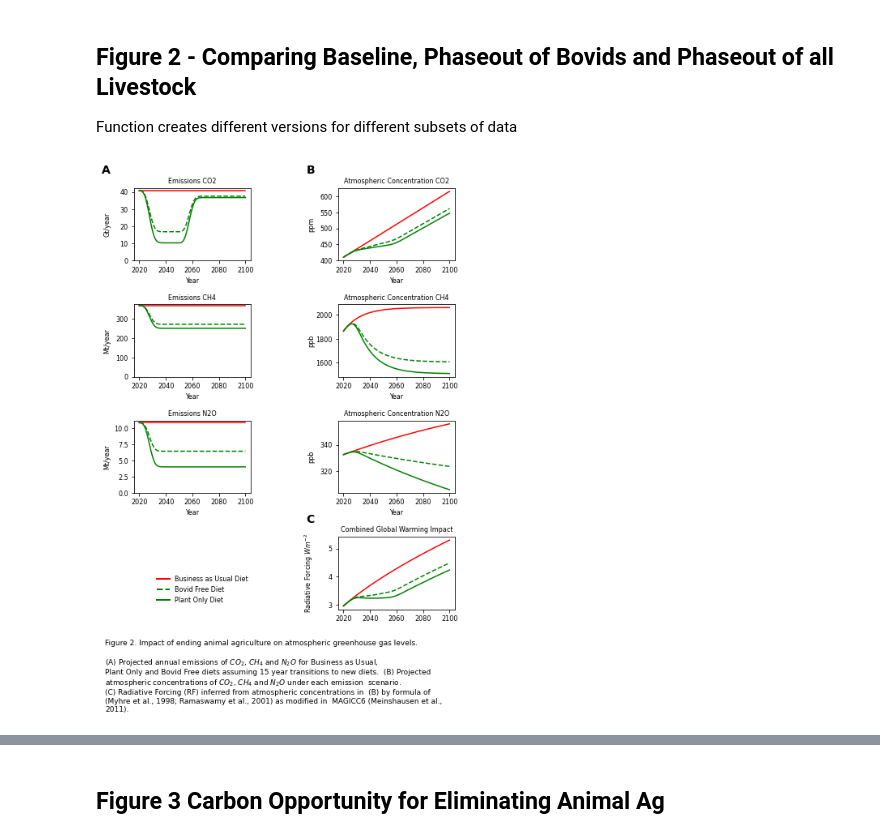
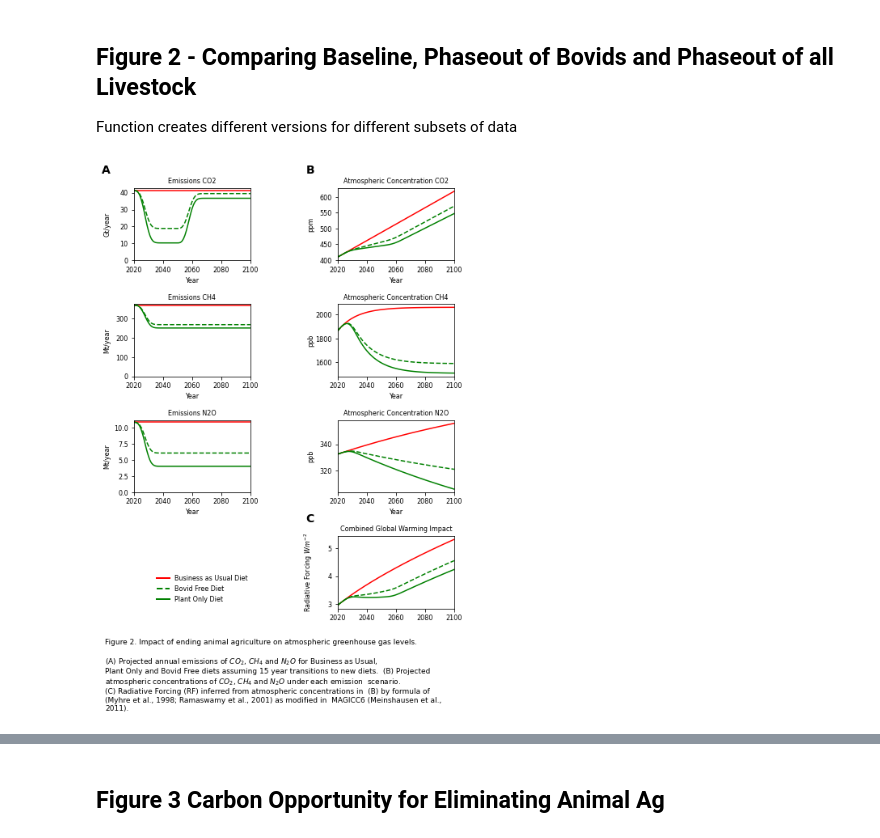
Before and after one commit to mbeisen/LivestockClimateImpact, a Jupyter notebook: PlanetaryReset.ipynb, the cells around one changed output, grey strips where cells are left out. Drawn from its saved outputs; the diff is of its cells as text; code cells hidden in the pictures.

```diff
--- a/PlanetaryReset.ipynb
+++ b/PlanetaryReset.ipynb
@@ -1511,17 +1693,18 @@ def Figure2(plotname,plotlabel,plotcaption,scen,scenlabel,scen2="",scen2label=""
 
         label_pos = -0.2
 
-        for ai,gas in enumerate(gasses):
-            for i,r in scenarios.groupby('SCENARIO'):
-                l1 = ax[ai][0].plot(r.Year,r['Emissions|%s|Total|Baseline' % gas],c='red')
-                l2 = ax[ai][0].plot(r.Year,r['Emissions|%s|Total|%s' % (gas,scen)],c='green')
-                l3 = ""
-                if scen2 != "":
-                    l3 = ax[ai][0].plot(r.Year,r['Emissions|%s|Total|%s' % (gas,scen2)],c='green',linestyle='dashed')
-                ax[ai][1].plot(r.Year,r['Concentration|%s|Baseline' % gas],c='red')
-                ax[ai][1].plot(r.Year,r['Concentration|%s|%s' % (gas,scen)],c='green')
-                if scen2 != "":
-                    ax[ai][1].plot(r.Year,r['Concentration|%s|%s' % (gas,scen2)],c='green', linestyle='dashed')
+        r = scenarios.loc[2020:2100]
+
+        for ai,gas in enumerate(gases):
+            l1 = ax[ai][0].plot(r['Emissions|%s|BAU' % gas],c='red')
+            l2 = ax[ai][0].plot(r['Emissions|%s|%s' % (gas,scen)],c='green')
+            l3 = ""
+            if scen2 != "":
+                l3 = ax[ai][0].plot(r['Emissions|%s|%s' % (gas,scen2)],c='green',linestyle='dashed')
+            ax[ai][1].plot(r['Concentration|%s|BAU' % gas],c='red')
+            ax[ai][1].plot(r['Concentration|%s|%s' % (gas,scen)],c='green')
+            if scen2 != "":
+                ax[ai][1].plot(r['Concentration|%s|%s' % (gas,scen2)],c='green', linestyle='dashed')
 
             ax[ai][0].set_title("Emissions " + gas, fontsize=8)
             ax[ai][1].set_title("Atmospheric Concentration " + gas, fontsize=8)
@@ -1533,14 +1716,12 @@ def Figure2(plotname,plotlabel,plotcaption,scen,scenlabel,scen2="",scen2label=""
             ax[ai][0].set_xlabel("Year",fontsize=8)
             ax[ai][1].set_xlabel("Year",fontsize=8)
 
-        for i,r in scenarios.groupby('SCENARIO'):
-            ax[3][1].plot(r.Year,r['RF|Baseline'],c='red')
-            ax[3][1].plot(r.Year,r['RF|%s' %scen],c='green')
-            if scen2 != "":
-                ax[3][1].plot(r.Year,r['RF|%s' %scen2],c='green',linestyle='dashed')
-            ax[3][1].set_title("Combined Global Warming Impact", fontsize=8)
-            ax[3][1].yaxis.set_label_coords(label_pos,0.5)
-
+        ax[3][1].plot(r['RF|BAU'],c='red')
+        ax[3][1].plot(r['RF|%s' %scen],c='green')
+        if scen2 != "":
+            ax[3][1].plot(r['RF|%s' %scen2],c='green',linestyle='dashed')
+        ax[3][1].set_title("Combined Global Warming Impact", fontsize=8)
+        ax[3][1].yaxis.set_label_coords(label_pos,0.5)
 
         ax[0][0].text(label_pos,1.2,"A",transform=ax[0][0].transAxes,fontsize=14,fontweight='bold',horizontalalignment = 'right')
         ax[0][1].text(label_pos,1.2,"B",transform=ax[0][1].transAxes,fontsize=14,fontweight='bold',horizontalalignment = 'right')
@@ -1553,7 +1734,9 @@ def Figure2(plotname,plotlabel,plotcaption,scen,scenlabel,scen2="",scen2label=""
                 for label in (ax[i][j].get_xticklabels() + ax[i][j].get_yticklabels()):
                     label.set_fontsize(8)
 
-
+        for i in range(0,4):
+            for j in range(0,2):
+                ax[i][j].set_xlim(2020,2100)
 
         ax[3][0].set_visible(False)
         ax[3][1].set_ylabel(r"Radiative Forcing $Wm^{-2}$",fontsize=8)
@@ -1597,25 +1780,25 @@ def Figure2(plotname,plotlabel,plotcaption,scen,scenlabel,scen2="",scen2label=""
 # %%
 plotname = "Figure2"
 plotlabel = r"Figure 2. Impact of ending animal agriculture on atmospheric greenhouse gas levels."
 plotcaption = r'''(A) Projected annual emissions of CO2, CH4 and N2O for Business as Usual,
 Plant Only and Bovid Free diets assuming 15 year transitions to new diets.
 (B) Projected atmospheric concentrations of CO2, CH4 and N2O under each emission
 scenario. (C) Radiative Forcing (RF) inferred from atmospheric concentrations in
 (B) by formula of (Myhre et al., 1998; Ramaswamy et al., 2001) as modified in
 MAGICC6 (Meinshausen et al., 2011).'''
 
 plotcaption = plotcaption.replace("CO2",r"$CO_2$")
 plotcaption = plotcaption.replace("CH4",r"$CH_4$")
 plotcaption = plotcaption.replace("N2O",r"$N_{2}O$")
 
-scen = "Plant CR|Phaseout"
+scen = "Phaseout"
 scenlabel = "Plant Only Diet"
-scen2 = "Plant CR|Phaseout Bovids"
+scen2 = "Phaseout|Bovid"
 scen2label = "Bovid Free Diet"
 
 
 Figure2(plotname,plotlabel,plotcaption,scen,scenlabel,scen2,scen2label)
 # %% [output]
-[figure, old version]
+[figure, new version]
 # %%
 plotname = "Figure2-S1"
```
Also changed, not shown: parts of 131 cells of this notebook, 32 other files.
